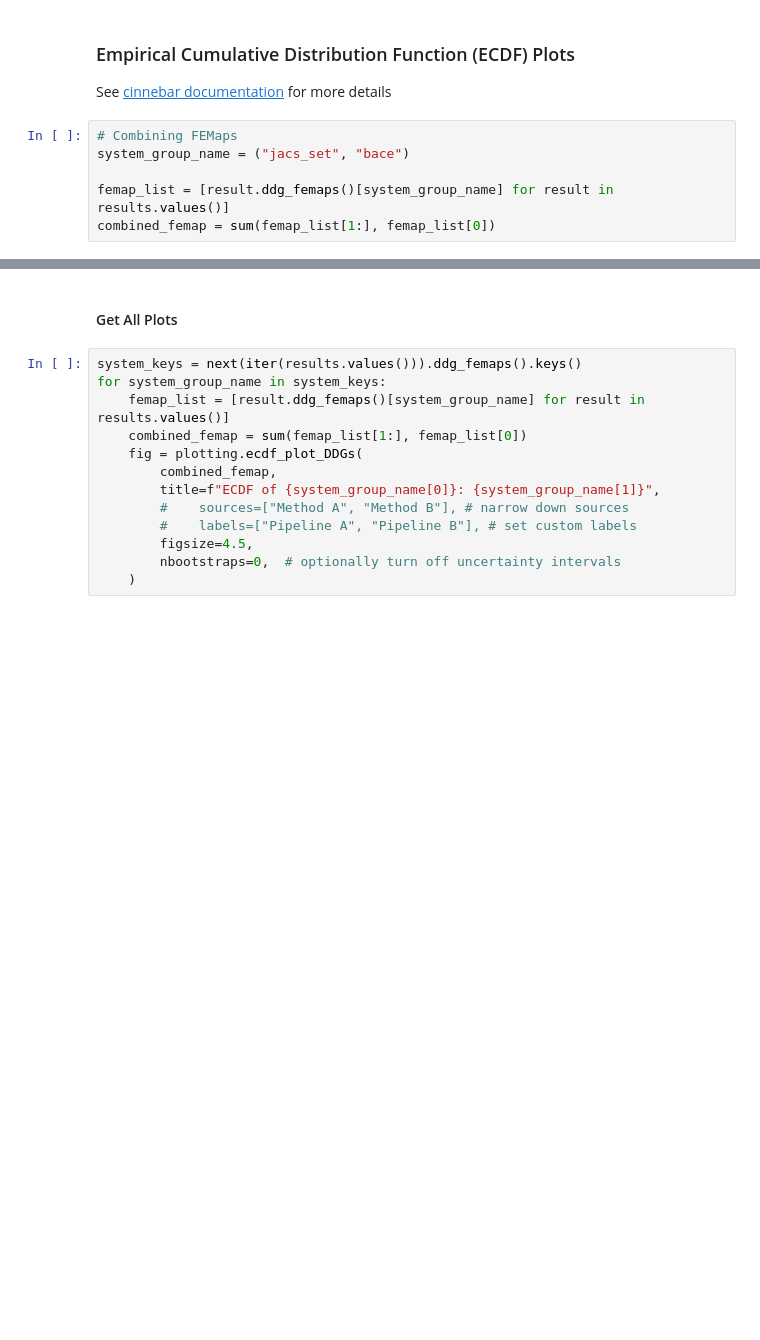
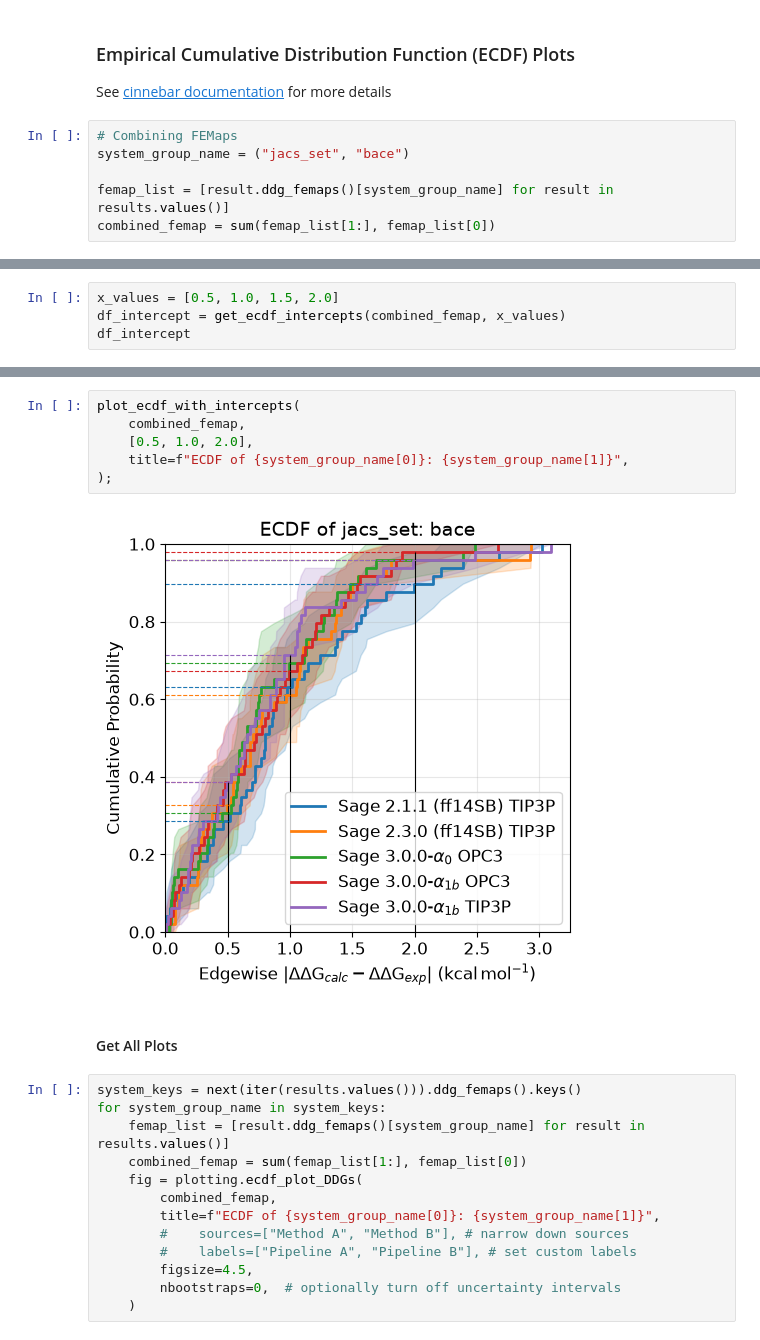
Before and after one commit to OpenFreeEnergy/openfe-benchmarks, a Jupyter notebook: examples/5_multicomparison_plots.ipynb, the cells around one changed output, grey strips where cells are left out. Saved outputs shown, nothing was run; the diff lists cells and outputs as text; blank space fills up the shorter version.

```diff
--- a/examples/5_multicomparison_plots.ipynb
+++ b/examples/5_multicomparison_plots.ipynb
@@ -103,0 +199,4 @@ fig = plotting.ecdf_plot_DDGs(
+# %%
+x_values = [0.5, 1.0, 1.5, 2.0]
+df_intercept = get_ecdf_intercepts(combined_femap, x_values)
+df_intercept
@@ -104,3 +255,11 @@ fig = plotting.ecdf_plot_DDGs(
+# %%
+plot_ecdf_with_intercepts(
+    combined_femap,
+    [0.5, 1.0, 2.0],
+    title=f"ECDF of {system_group_name[0]}: {system_group_name[1]}",
+);
+# %% [output]
+[figure, added]
 # %% [markdown]
 #### Get All Plots
 # %%
```
Also changed, not shown: parts of 15 cells of this notebook.
